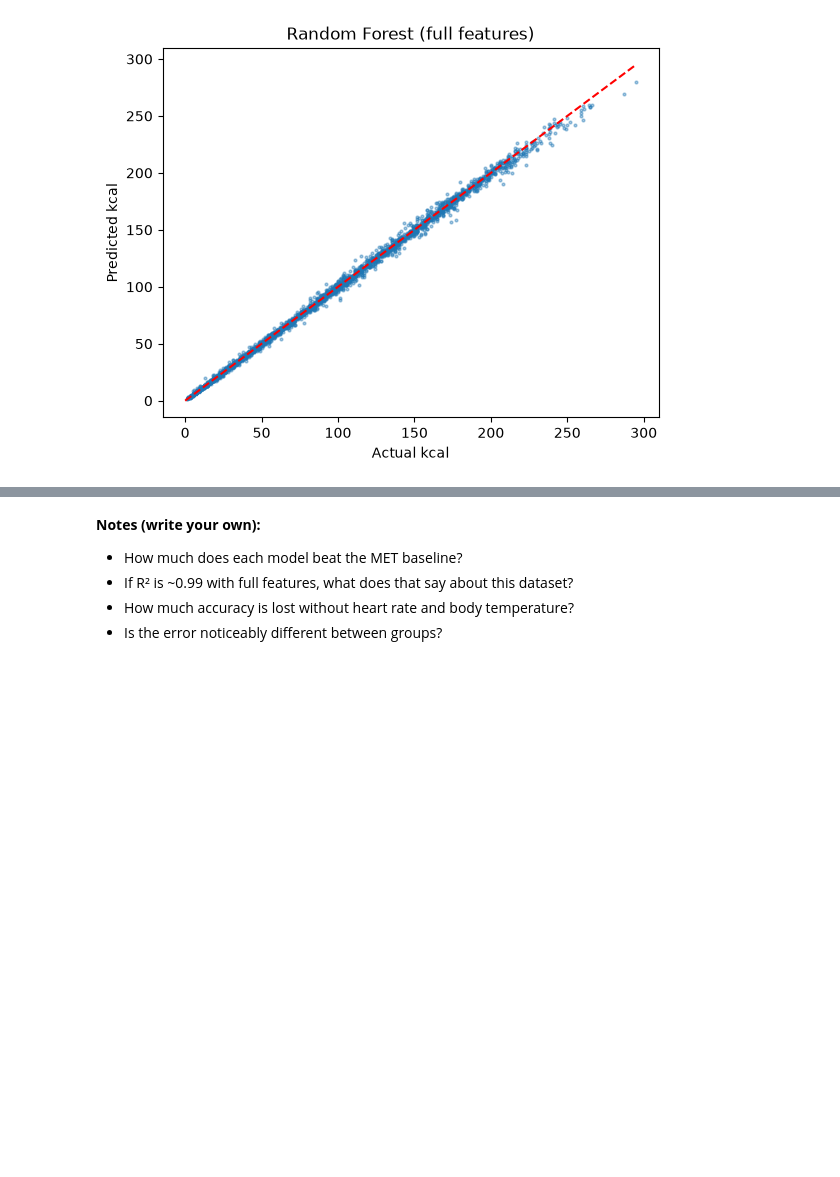
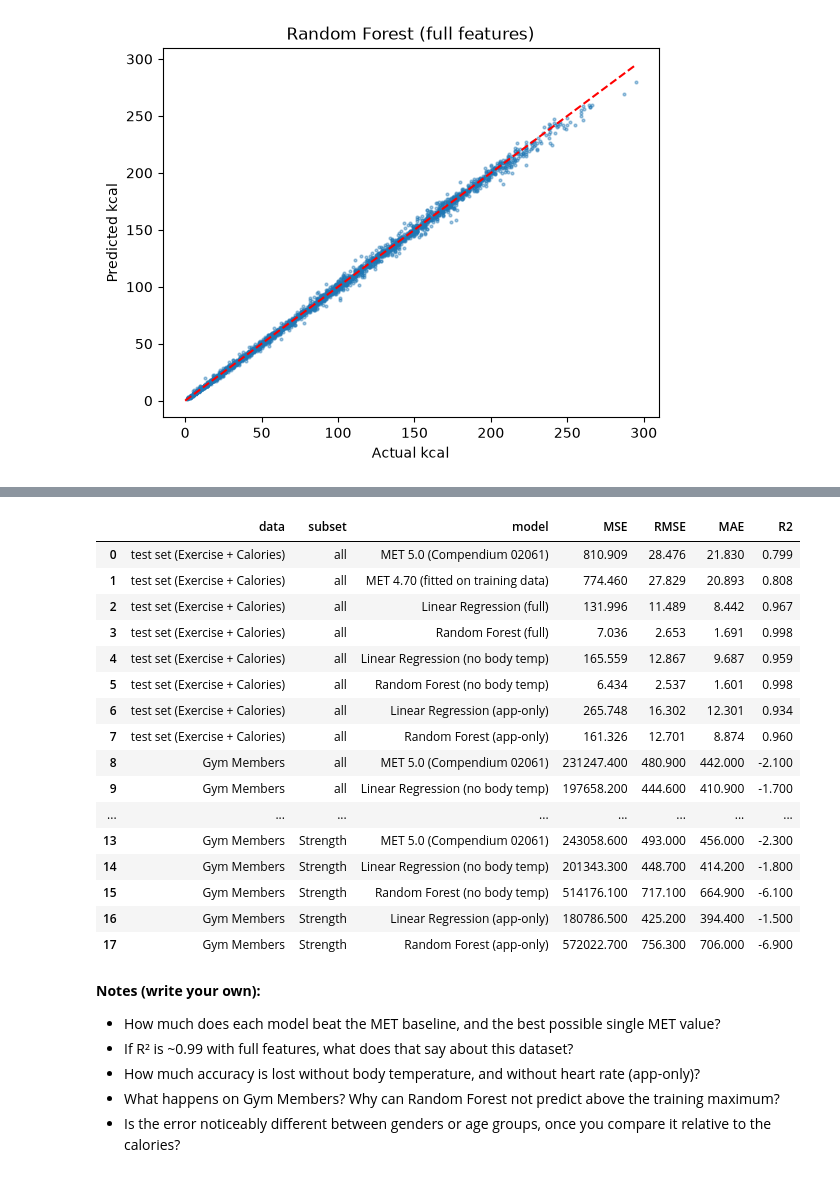
Before and after one commit to gdarslan/AI-GYM-Project, a Jupyter notebook: notebooks/calorie_model_starter.ipynb, the cells around one changed output, grey strips where cells are left out. Cells and saved outputs as stored; diff of their text form; code cells hidden in the pictures; blank space fills up the shorter version.

```diff
--- a/notebooks/calorie_model_starter.ipynb
+++ b/notebooks/calorie_model_starter.ipynb
@@ -271,7 +298,7 @@ res
 | Random Forest (app-only) | 161.326 | 12.701 | 8.874 | 0.960 |
 # %%
 # Predicted vs actual for the best full-feature model
-p = fitted[("Random Forest", "full")]
+p = preds[("Random Forest", "full")]
 plt.scatter(test[TARGET], p, s=4, alpha=.4); lim = [0, test[TARGET].max()]
 plt.plot(lim, lim, "r--"); plt.xlabel("Actual kcal"); plt.ylabel("Predicted kcal")
 plt.title("Random Forest (full features)"); plt.show()
@@ -288,0 +313,19 @@ t.groupby("Gender")["abs_err"].agg(["mean", "count"]).rename(index={0: "female",
+# %%
+g = gym_conv.copy()
+g["Gender"] = g["Gender"].map({"male": 1, "female": 0})
+strength = (gym["Workout_Type"] == "Strength").to_numpy()
+print("Strength sessions:", int(strength.sum()))
+
+gym_results = {}
+for subset, mask in [("all", np.ones(len(g), bool)), ("Strength", strength)]:
+    rows = g[mask]
+    gym_results[(subset, "MET 5.0 (Compendium 02061)")] = scores(rows[TARGET], met_kcal(rows, MET))
+    for fs_name in ["no body temp", "app-only"]:
+        for m_name in base_models:
+            p = fitted[(m_name, fs_name)].predict(rows[FEATURE_SETS[fs_name]])
+            gym_results[(subset, f"{m_name} ({fs_name})")] = scores(rows[TARGET], p)
+gym_res = pd.DataFrame(gym_results).T.round(1)
+print("Highest Random Forest prediction on Gym Members:",
+      round(float(fitted[("Random Forest", "no body temp")].predict(g[FEATURES_NO_TEMP]).max())),
+      "kcal | highest actual:", int(g[TARGET].max()), "kcal")
+gym_res
@@ -289,6 +379,31 @@ t.groupby("Gender")["abs_err"].agg(["mean", "count"]).rename(index={0: "female",
+# %%
+rows_ =[{"data": "test set (Exercise + Calories)", "subset": "all", "model": k, **v} for k, v in res.to_dict("index").items()]
+rows_ += [{"data": "Gym Members", "subset": s, "model": m, **v} for (s, m), v in gym_res.to_dict("index").items()]
+table = pd.DataFrame(rows_).round(3)
+table.to_csv(ROOT / "notebooks" / "model_results.csv", index=False)
+table
+# %% [output]
+|  | data | subset | model | MSE | RMSE | MAE | R2 |
+| 0 | test set (Exercise + Calories) | all | MET 5.0 (Compendium 02061) | 810.909 | 28.476 | 21.830 | 0.799 |
+| 1 | test set (Exercise + Calories) | all | MET 4.70 (fitted on training data) | 774.460 | 27.829 | 20.893 | 0.808 |
+| 2 | test set (Exercise + Calories) | all | Linear Regression (full) | 131.996 | 11.489 | 8.442 | 0.967 |
+| 3 | test set (Exercise + Calories) | all | Random Forest (full) | 7.036 | 2.653 | 1.691 | 0.998 |
+| 4 | test set (Exercise + Calories) | all | Linear Regression (no body temp) | 165.559 | 12.867 | 9.687 | 0.959 |
+| 5 | test set (Exercise + Calories) | all | Random Forest (no body temp) | 6.434 | 2.537 | 1.601 | 0.998 |
+| 6 | test set (Exercise + Calories) | all | Linear Regression (app-only) | 265.748 | 16.302 | 12.301 | 0.934 |
+| 7 | test set (Exercise + Calories) | all | Random Forest (app-only) | 161.326 | 12.701 | 8.874 | 0.960 |
+| 8 | Gym Members | all | MET 5.0 (Compendium 02061) | 231247.400 | 480.900 | 442.000 | -2.100 |
+| 9 | Gym Members | all | Linear Regression (no body temp) | 197658.200 | 444.600 | 410.900 | -1.700 |
+| ... | ... | ... | ... | ... | ... | ... | ... |
+| 13 | Gym Members | Strength | MET 5.0 (Compendium 02061) | 243058.600 | 493.000 | 456.000 | -2.300 |
+| 14 | Gym Members | Strength | Linear Regression (no body temp) | 201343.300 | 448.700 | 414.200 | -1.800 |
+| 15 | Gym Members | Strength | Random Forest (no body temp) | 514176.100 | 717.100 | 664.900 | -6.100 |
+| 16 | Gym Members | Strength | Linear Regression (app-only) | 180786.500 | 425.200 | 394.400 | -1.500 |
+| 17 | Gym Members | Strength | Random Forest (app-only) | 572022.700 | 756.300 | 706.000 | -6.900 |
 # %% [markdown]
 **Notes (write your own):**
-- How much does each model beat the MET baseline?
+- How much does each model beat the MET baseline, and the best possible single MET value?
 - If R² is ~0.99 with full features, what does that say about this dataset?
-- How much accuracy is lost without heart rate and body temperature?
-- Is the error noticeably different between groups?
+- How much accuracy is lost without body temperature, and without heart rate (app-only)?
+- What happens on Gym Members? Why can Random Forest not predict above the training maximum?
+- Is the error noticeably different between genders or age groups, once you compare it relative to the calories?
```
Also changed, not shown: parts of 10 cells of this notebook, 22 other files.
